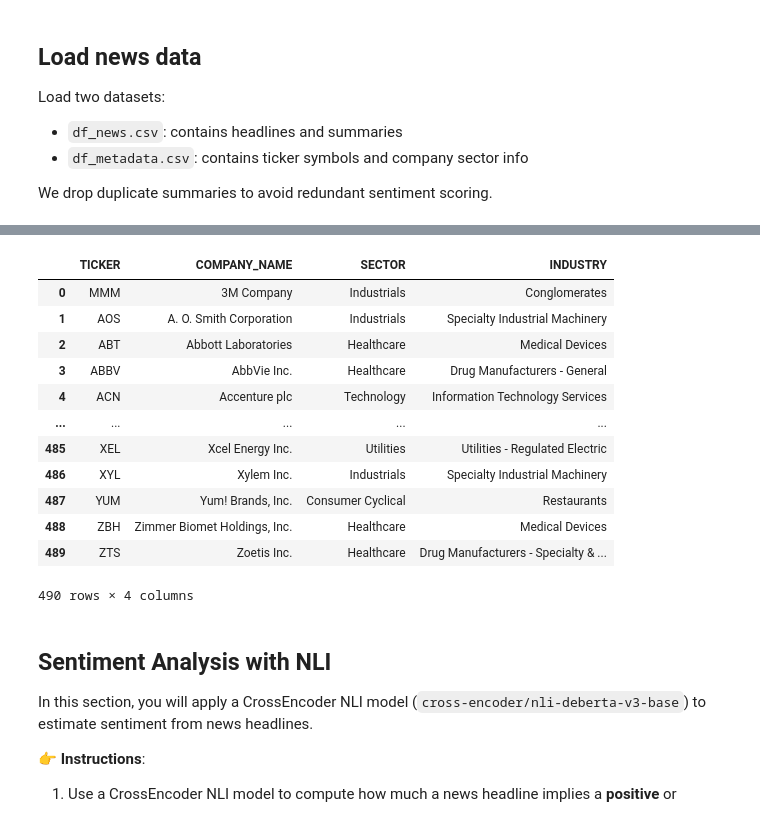
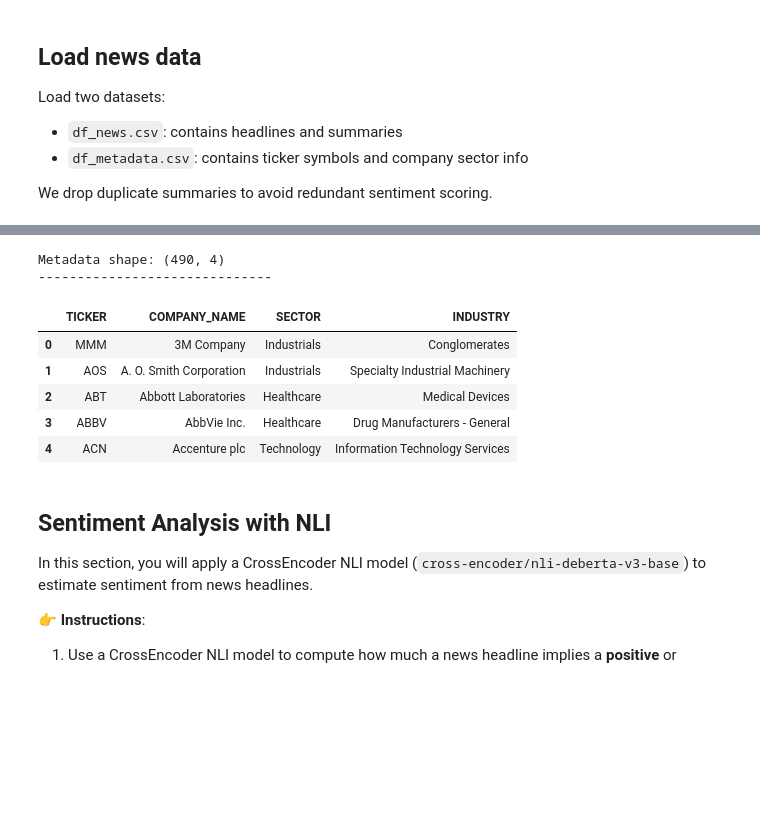
Before and after one commit to AlejandroDiaz10/Fintech, a Jupyter notebook: Module 4/Section B/sentiment_nli_DíazA01276769.ipynb, the cells around one changed output, grey strips where cells are left out. Drawn from its saved outputs; the diff is of its cells as text; code cells hidden in the pictures; blank space fills up the shorter version.

```diff
--- a/Module 4/Section B/sentiment_nli_DíazA01276769.ipynb
+++ b/Module 4/Section B/sentiment_nli_DíazA01276769.ipynb
@@ -98,20 +68,18 @@ display(df_news)
 # %%
 df_meta = pd.read_csv('df_metadata.csv')
-display(df_meta)
+
+print(f"Metadata shape: {df_meta.shape}")
+print("-" * 30)
+display(df_meta.head())
 # %% [output]
+Metadata shape: (490, 4)
+------------------------------
 |  | TICKER | COMPANY_NAME | SECTOR | INDUSTRY |
 | 0 | MMM | 3M Company | Industrials | Conglomerates |
 | 1 | AOS | A. O. Smith Corporation | Industrials | Specialty Industrial Machinery |
 | 2 | ABT | Abbott Laboratories | Healthcare | Medical Devices |
 | 3 | ABBV | AbbVie Inc. | Healthcare | Drug Manufacturers - General |
 | 4 | ACN | Accenture plc | Technology | Information Technology Services |
-| ... | ... | ... | ... | ... |
-| 485 | XEL | Xcel Energy Inc. | Utilities | Utilities - Regulated Electric |
-| 486 | XYL | Xylem Inc. | Industrials | Specialty Industrial Machinery |
-| 487 | YUM | Yum! Brands, Inc. | Consumer Cyclical | Restaurants |
-| 488 | ZBH | Zimmer Biomet Holdings, Inc. | Healthcare | Medical Devices |
-| 489 | ZTS | Zoetis Inc. | Healthcare | Drug Manufacturers - Specialty & ... |
-490 rows × 4 columns
 # %% [markdown]
 ## Sentiment Analysis with NLI
 
```
Also changed, not shown: parts of 30 cells of this notebook, 3 other files.
